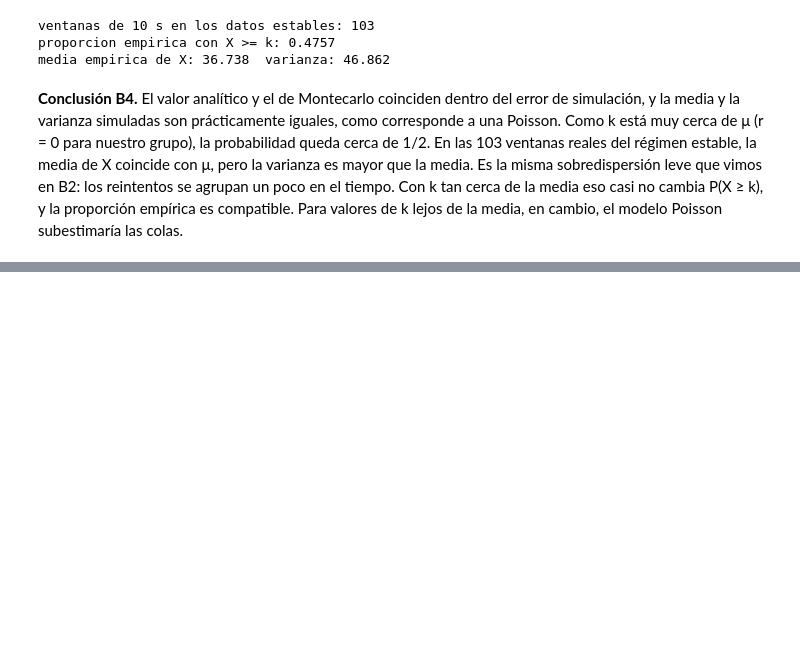
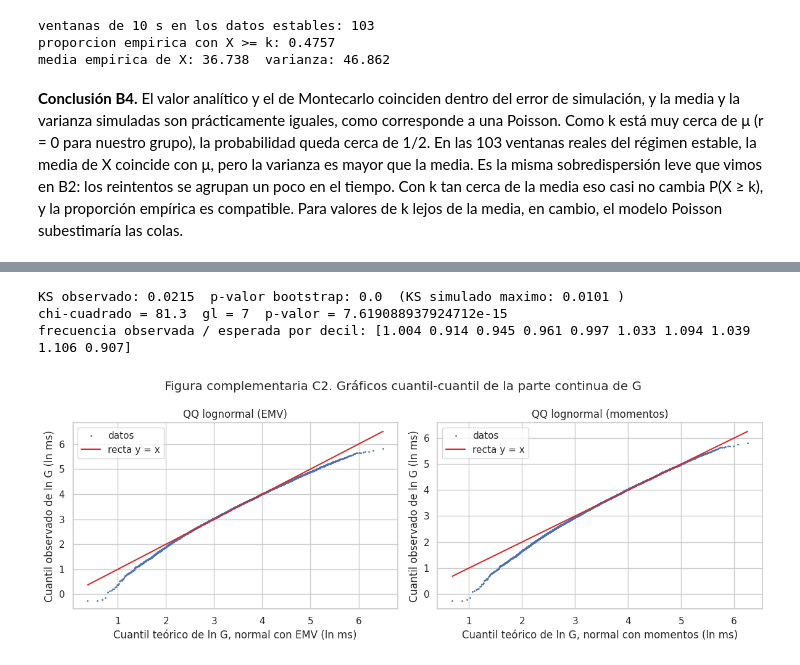
Before and after one commit to Sneider0810/projecto-cci, a Jupyter notebook: proyecto_final_CCI.ipynb, the cells around one changed output, grey strips where cells are left out. Saved outputs shown, nothing was run; the diff lists cells and outputs as text; code cells hidden in the pictures; blank space fills up the shorter version.

```diff
--- a/proyecto_final_CCI.ipynb
+++ b/proyecto_final_CCI.ipynb
@@ -999,0 +1256,37 @@ media empirica de X: 36.738  varianza: 46.862
+# %%
+ks_lognormal = stats.kstest(gpu_continua, "lognorm", args=(s_emv, 0, np.exp(m_emv))).statistic
+ks_sim_c2 = np.zeros(200)
+for i in range(200):
+    muestra = rng.lognormal(m_emv, s_emv, size=n_cont)
+    log_muestra = np.log(muestra)
+    ks_sim_c2[i] = stats.kstest(muestra, "lognorm", args=(log_muestra.std(), 0, np.exp(log_muestra.mean()))).statistic
+print("KS observado:", round(ks_lognormal, 4), " p-valor bootstrap:", (ks_sim_c2 >= ks_lognormal).mean(),
+      " (KS simulado maximo:", round(ks_sim_c2.max(), 4), ")")
+
+cortes_c2 = stats.lognorm.ppf(np.linspace(0, 1, 11), s_emv, scale=np.exp(m_emv))
+observadas_c2, _ = np.histogram(gpu_continua, bins=cortes_c2)
+esperadas_c2 = np.full(10, n_cont / 10)
+chi2_c2 = ((observadas_c2 - esperadas_c2) ** 2 / esperadas_c2).sum()
+print("chi-cuadrado =", round(chi2_c2, 1), " gl = 7  p-valor =", stats.chi2.sf(chi2_c2, 7))
+print("frecuencia observada / esperada por decil:", np.round(observadas_c2 / esperadas_c2, 3))
+# %% [output]
+KS observado: 0.0215  p-valor bootstrap: 0.0  (KS simulado maximo: 0.0101 )
+chi-cuadrado = 81.3  gl = 7  p-valor = 7.619088937924712e-15
+frecuencia observada / esperada por decil: [1.004 0.914 0.945 0.961 0.997 1.033 1.094 1.039 1.106 0.907]
+# %%
+fig, ejes = plt.subplots(1, 2, figsize=(12, 4.5))
+probs = (np.arange(1, n_cont + 1) - 0.5) / n_cont
+cuantiles_datos = np.sort(log_x)
+for eje, (m_q, s_q, nombre) in zip(ejes, [(m_emv, s_emv, "EMV"), (m_mom, s_mom, "momentos")]):
+    cuantiles_teoricos = m_q + s_q * stats.norm.ppf(probs)
+    eje.plot(cuantiles_teoricos, cuantiles_datos, ".", markersize=2, label="datos")
+    eje.plot(cuantiles_teoricos, cuantiles_teoricos, color="tab:red", label="recta y = x")
+    eje.set_xlabel(f"Cuantil teórico de ln G, normal con {nombre} (ln ms)")
+    eje.set_ylabel("Cuantil observado de ln G (ln ms)")
+    eje.set_title(f"QQ lognormal ({nombre})")
+    eje.legend()
+fig.suptitle("Figura complementaria C2. Gráficos cuantil-cuantil de la parte continua de G")
+plt.tight_layout()
+plt.show()
+# %% [output]
+[figure, added]
```
Also changed, not shown: parts of 153 cells of this notebook.
